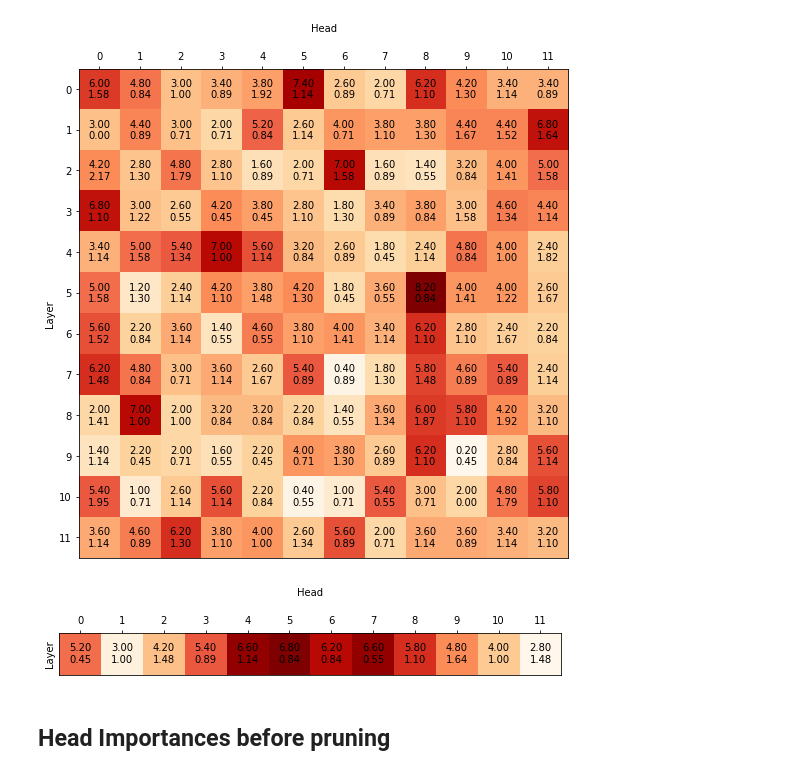
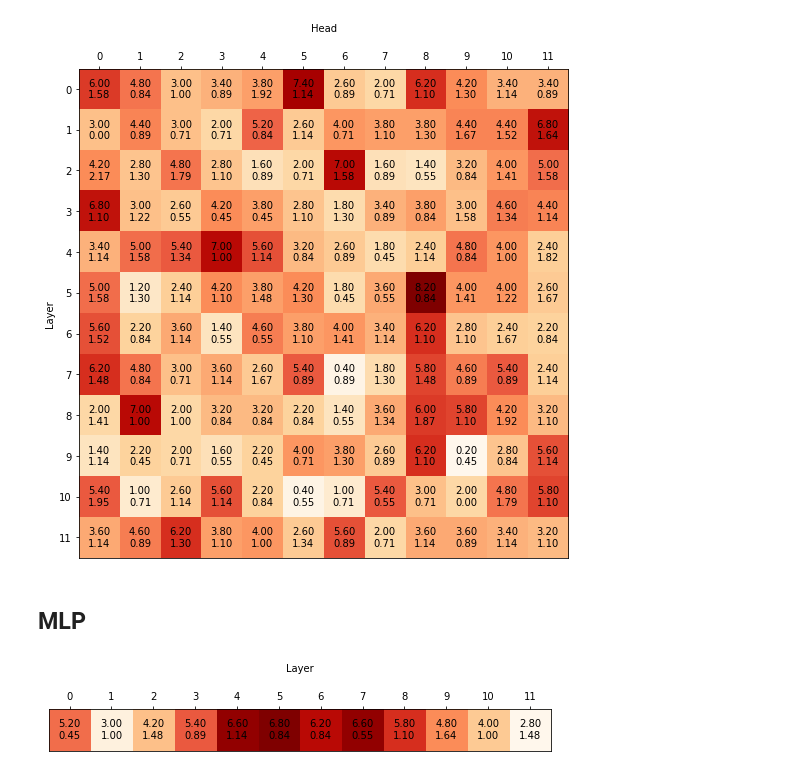
Before and after one commit to sai-prasanna/bert-experiments, a Jupyter notebook: experiment_analysis/mask_analysis.ipynb, the cells around one changed output. Drawn from its saved outputs; the diff is of its cells as text; code cells hidden in the pictures.

```diff
--- a/experiment_analysis/mask_analysis.ipynb
+++ b/experiment_analysis/mask_analysis.ipynb
@@ -110,24 +199,21 @@ def show_heads_heatmap():
 show_heads_heatmap()
 # %% [output]
 [figure]
+# %% [markdown]
+## MLP
 # %%
-
-
 def show_mlps_heatmap():
     tasks = sorted(list(mlp_data.keys()))
     seeds = mlp_data["MNLI"].keys()
     pruned_mlps_results = np.zeros((len(seeds), 1, 12)) # 12 layers
     for task_idx, task in enumerate(tasks):
         for seed_idx, seed in enumerate(seeds):
             pruned_mlps_results[seed_idx] += mlp_data[task][seed]["mlp_mask"]
     mean_pruned_mlps = np.mean(pruned_mlps_results, axis=0)
     std_pruned_mlps = np.std(pruned_mlps_results, axis=0, ddof=1)
 
-    plot_matrix(mean_pruned_mlps, std_pruned_mlps, list(map(str, range(12))), [], "mlp_heatmap.pdf", "Head", "Layer")
+    plot_matrix(mean_pruned_mlps, std_pruned_mlps, list(map(str, range(12))), [], "mlp_heatmap.pdf", "Layer", "")
 
-    #plot_matrix_single_d(mean_pruned_mlps, std_pruned_mlps, list(map(str, range(12))), "head_v_layer.pdf", "MLP Layer")
 show_mlps_heatmap()
 # %% [output]
-[figure, old version]
+[figure, new version]
-# %% [markdown]
-## Head Importances before pruning
```
Also changed, not shown: parts of 7 cells of this notebook, 55 other files.
